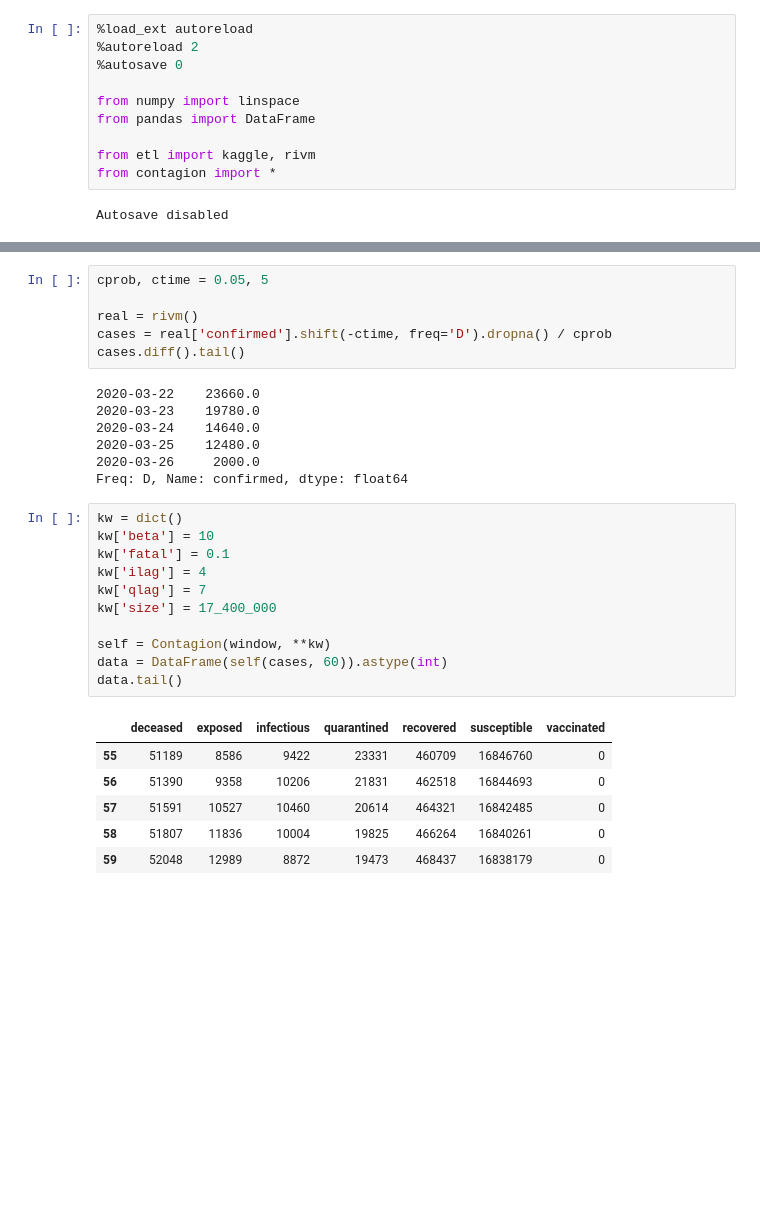
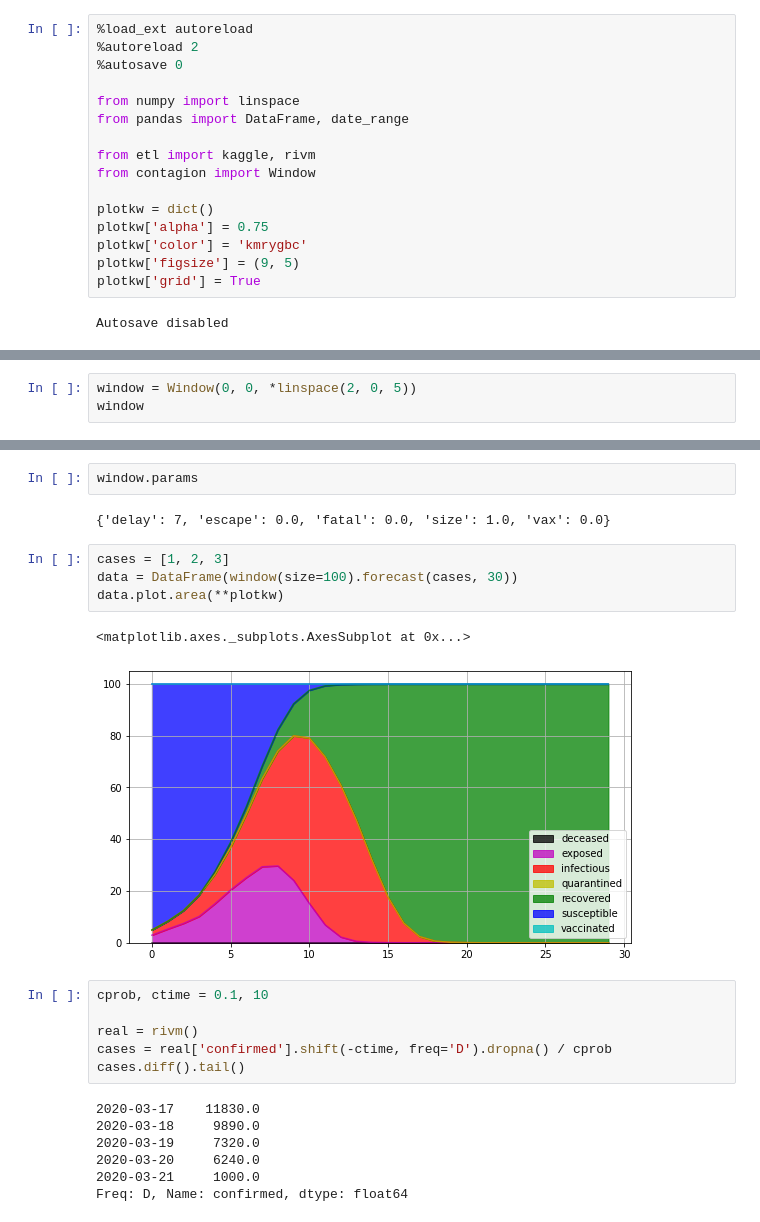
Before and after one commit to samkennerly/covid19, a Jupyter notebook: books/scratch.ipynb, the cells around one changed output, grey strips where cells are left out. Saved outputs shown, nothing was run; the diff lists cells and outputs as text; blank space fills up the shorter version.

```diff
--- a/books/scratch.ipynb
+++ b/books/scratch.ipynb
@@ -4,9 +4,15 @@
 %autosave 0
 
 from numpy import linspace
-from pandas import DataFrame
+from pandas import DataFrame, date_range
 
 from etl import kaggle, rivm
-from contagion import *
+from contagion import Window
+
+plotkw = dict()
+plotkw['alpha'] = 0.75
+plotkw['color'] = 'kmrygbc'
+plotkw['figsize'] = (9, 5)
+plotkw['grid'] = True
 # %% [output]
 Autosave disabled
@@ -32,0 +19,3 @@ window
+# %%
+window = Window(0, 0, *linspace(2, 0, 5))
+window
@@ -33,31 +38,24 @@ window
+# %%
+window.params
+# %% [output]
+{'delay': 7, 'escape': 0.0, 'fatal': 0.0, 'size': 1.0, 'vax': 0.0}
+# %%
+cases = [1, 2, 3]
+data = DataFrame(window(size=100).forecast(cases, 30))
+data.plot.area(**plotkw)
+# %% [output]
+<matplotlib.axes._subplots.AxesSubplot at 0x...>
+[figure, added]
 # %%
-cprob, ctime = 0.05, 5
+cprob, ctime = 0.1, 10
 
 real = rivm()
 cases = real['confirmed'].shift(-ctime, freq='D').dropna() / cprob
 cases.diff().tail()
 # %% [output]
-2020-03-22    23660.0
-2020-03-23    19780.0
-2020-03-24    14640.0
-2020-03-25    12480.0
-2020-03-26     2000.0
+2020-03-17    11830.0
+2020-03-18     9890.0
+2020-03-19     7320.0
+2020-03-20     6240.0
+2020-03-21     1000.0
 Freq: D, Name: confirmed, dtype: float64
-# %%
-kw = dict()
-kw['beta'] = 10
-kw['fatal'] = 0.1
-kw['ilag'] = 4
-kw['qlag'] = 7
-kw['size'] = 17_400_000
-
-self = Contagion(window, **kw)
-data = DataFrame(self(cases, 60)).astype(int)
-data.tail()
-# %% [output]
-|  | deceased | exposed | infectious | quarantined | recovered | susceptible | vaccinated |
-| 55 | 51189 | 8586 | 9422 | 23331 | 460709 | 16846760 | 0 |
-| 56 | 51390 | 9358 | 10206 | 21831 | 462518 | 16844693 | 0 |
-| 57 | 51591 | 10527 | 10460 | 20614 | 464321 | 16842485 | 0 |
-| 58 | 51807 | 11836 | 10004 | 19825 | 466264 | 16840261 | 0 |
-| 59 | 52048 | 12989 | 8872 | 19473 | 468437 | 16838179 | 0 |
```
Also changed, not shown: parts of 6 cells of this notebook, 1 other file.
